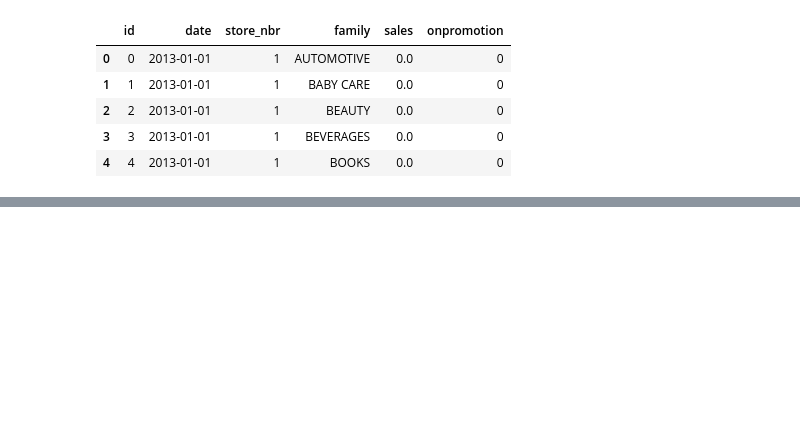
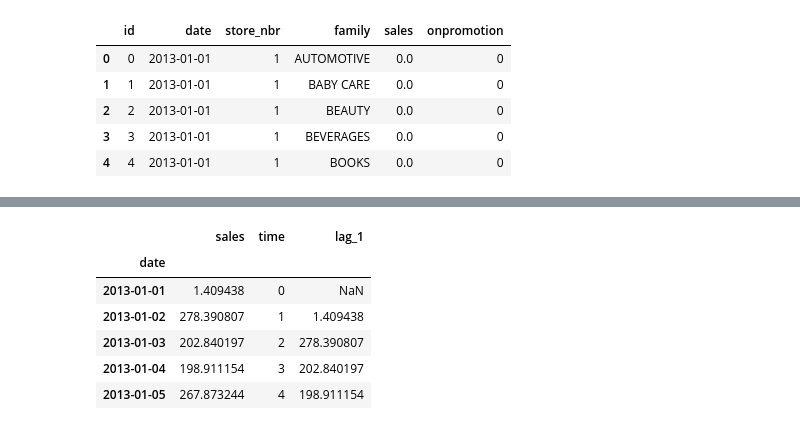
Before and after one commit to AliakbarMehdizadeh/time-series, a Jupyter notebook: Time-Series.ipynb, the cells around one changed output, grey strips where cells are left out. Cells and saved outputs as stored; diff of their text form; code cells hidden in the pictures; blank space fills up the shorter version.

```diff
--- a/Time-Series.ipynb
+++ b/Time-Series.ipynb
@@ -13,0 +59,3 @@ x_train.head()
+# %%
+df = average_sales.to_frame()
+df.head()
@@ -13,0 +112,13 @@ x_train.head()
+# %%
+lag_1 = df['sales'].shift(1)
+df['lag_1'] = lag_1  # add to dataframe
+# %%
+df.head()
+# %% [output]
+|  | sales | time | lag_1 |
+| date |  |  |  |
+| 2013-01-01 | 1.409438 | 0 | NaN |
+| 2013-01-02 | 278.390807 | 1 | 1.409438 |
+| 2013-01-03 | 202.840197 | 2 | 278.390807 |
+| 2013-01-04 | 198.911154 | 3 | 202.840197 |
+| 2013-01-05 | 267.873244 | 4 | 198.911154 |
```
Also changed, not shown: parts of 22 cells of this notebook.
